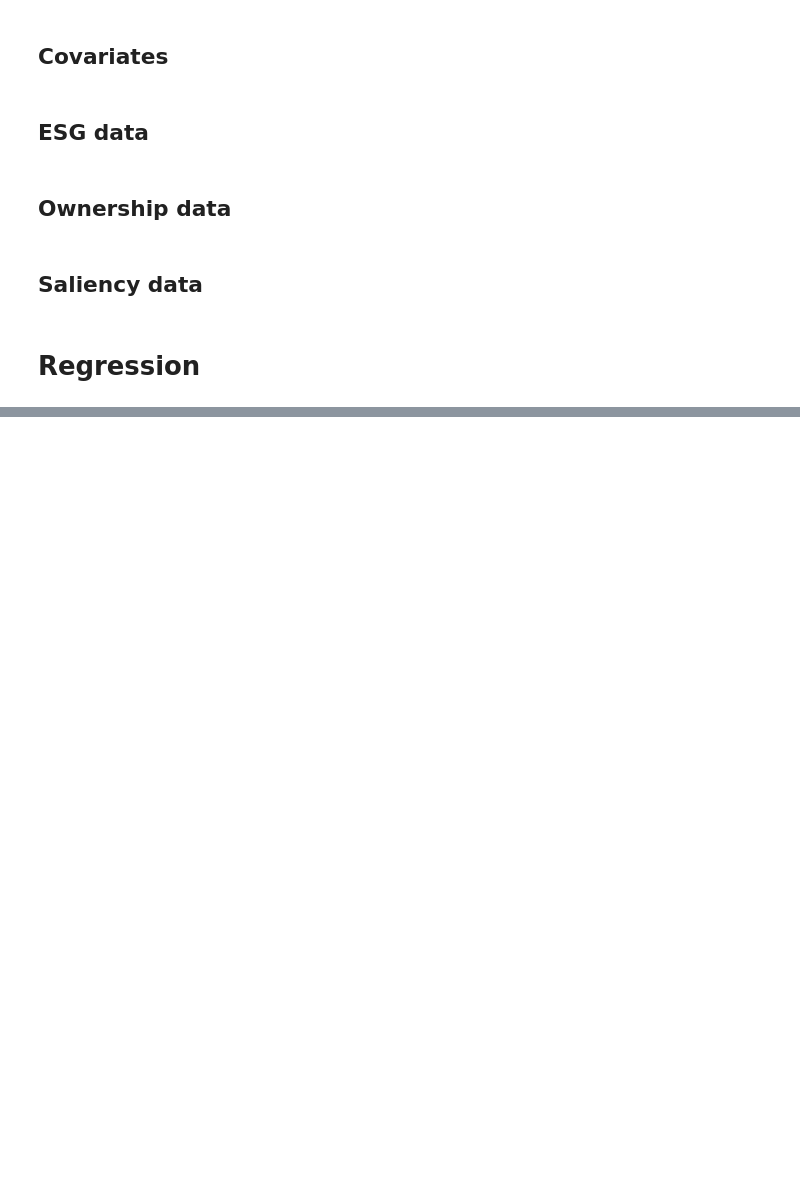
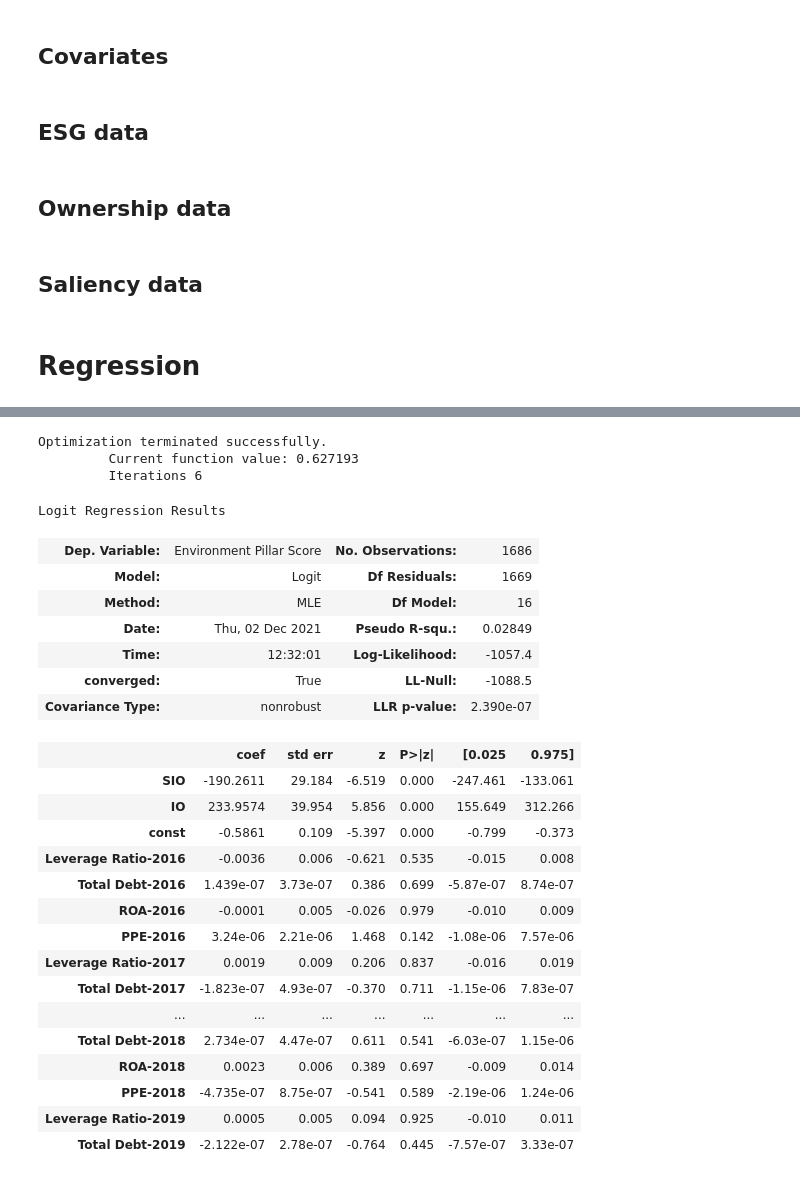
Before and after one commit to NoFishLikeIan/nlp-financial-env, a Jupyter notebook: ownership/analysis.ipynb, the cells around one changed output, grey strips where cells are left out. Cells and saved outputs as stored; diff of their text form; code cells hidden in the pictures; blank space fills up the shorter version.

```diff
--- a/ownership/analysis.ipynb
+++ b/ownership/analysis.ipynb
@@ -137,0 +188,30 @@ If the model instance has been used for another fit with different fit parameter
+# %%
+sm.Logit(y, X).fit().summary()
+# %% [output]
+Optimization terminated successfully.
+         Current function value: 0.627193
+         Iterations 6
+Logit Regression Results
+| Dep. Variable: | Environment Pillar Score | No. Observations: | 1686 |
+| Model: | Logit | Df Residuals: | 1669 |
+| Method: | MLE | Df Model: | 16 |
+| Date: | Thu, 02 Dec 2021 | Pseudo R-squ.: | 0.02849 |
+| Time: | 12:32:01 | Log-Likelihood: | -1057.4 |
+| converged: | True | LL-Null: | -1088.5 |
+| Covariance Type: | nonrobust | LLR p-value: | 2.390e-07 |
+|  | coef | std err | z | P>|z| | [0.025 | 0.975] |
+| SIO | -190.2611 | 29.184 | -6.519 | 0.000 | -247.461 | -133.061 |
+| IO | 233.9574 | 39.954 | 5.856 | 0.000 | 155.649 | 312.266 |
+| const | -0.5861 | 0.109 | -5.397 | 0.000 | -0.799 | -0.373 |
+| Leverage Ratio-2016 | -0.0036 | 0.006 | -0.621 | 0.535 | -0.015 | 0.008 |
+| Total Debt-2016 | 1.439e-07 | 3.73e-07 | 0.386 | 0.699 | -5.87e-07 | 8.74e-07 |
+| ROA-2016 | -0.0001 | 0.005 | -0.026 | 0.979 | -0.010 | 0.009 |
+| PPE-2016 | 3.24e-06 | 2.21e-06 | 1.468 | 0.142 | -1.08e-06 | 7.57e-06 |
+| Leverage Ratio-2017 | 0.0019 | 0.009 | 0.206 | 0.837 | -0.016 | 0.019 |
+| Total Debt-2017 | -1.823e-07 | 4.93e-07 | -0.370 | 0.711 | -1.15e-06 | 7.83e-07 |
+| ... | ... | ... | ... | ... | ... | ... |
+| Total Debt-2018 | 2.734e-07 | 4.47e-07 | 0.611 | 0.541 | -6.03e-07 | 1.15e-06 |
+| ROA-2018 | 0.0023 | 0.006 | 0.389 | 0.697 | -0.009 | 0.014 |
+| PPE-2018 | -4.735e-07 | 8.75e-07 | -0.541 | 0.589 | -2.19e-06 | 1.24e-06 |
+| Leverage Ratio-2019 | 0.0005 | 0.005 | 0.094 | 0.925 | -0.010 | 0.011 |
+| Total Debt-2019 | -2.122e-07 | 2.78e-07 | -0.764 | 0.445 | -7.57e-07 | 3.33e-07 |
```
Also changed, not shown: parts of 12 cells of this notebook, 1 other file.
